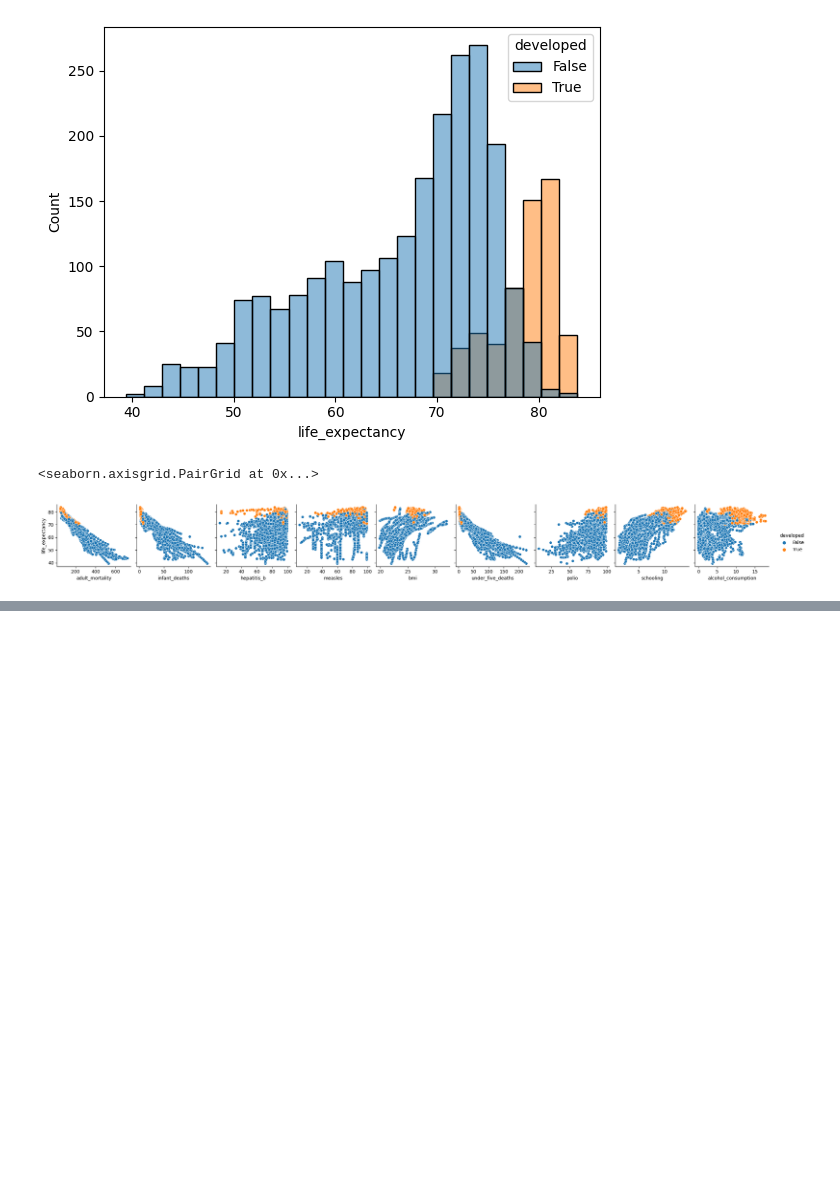
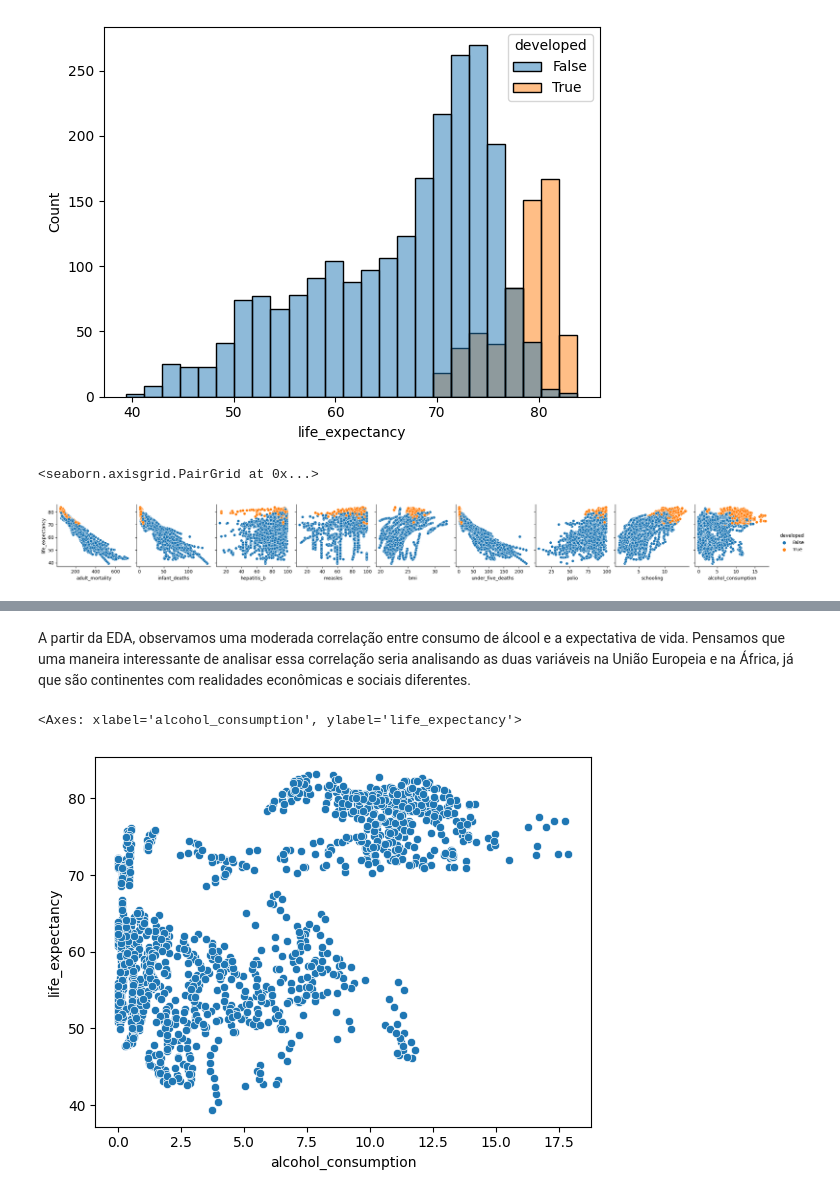
Before and after one commit to carolinabrandao/ICDProjetoFinal, a Jupyter notebook: EDA.ipynb, the cells around one changed output, grey strips where cells are left out. Saved outputs shown, nothing was run; the diff lists cells and outputs as text; code cells hidden in the pictures; blank space fills up the shorter version.

```diff
--- a/EDA.ipynb
+++ b/EDA.ipynb
@@ -123,0 +140,9 @@ A partir do pairplot anterior, percebemos que há uma aparente correlação posi
+# %% [markdown]
+A partir da EDA, observamos uma moderada correlação entre consumo de álcool e a expectativa de vida. Pensamos que uma maneira interessante de analisar essa correlação seria analisando as duas variáveis na União Europeia e na África, já que são continentes com realidades econômicas e sociais diferentes.
+# %%
+europe_or_africa = dataset[(dataset['region'] == 'European Union') | (dataset['region'] == 'Africa')]
+
+sns.scatterplot(x='alcohol_consumption', y='life_expectancy', data=europe_or_africa)
+# %% [output]
+<Axes: xlabel='alcohol_consumption', ylabel='life_expectancy'>
+[figure, added]
```
Also changed, not shown: parts of 23 cells of this notebook.
